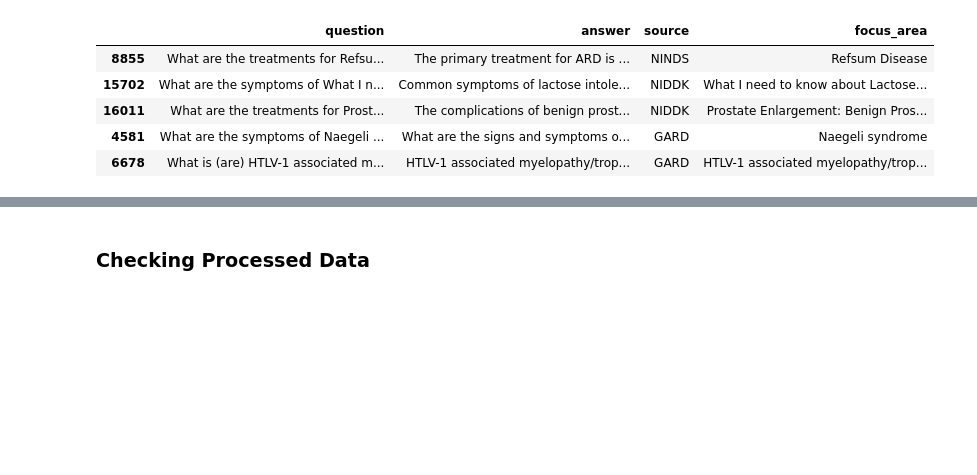
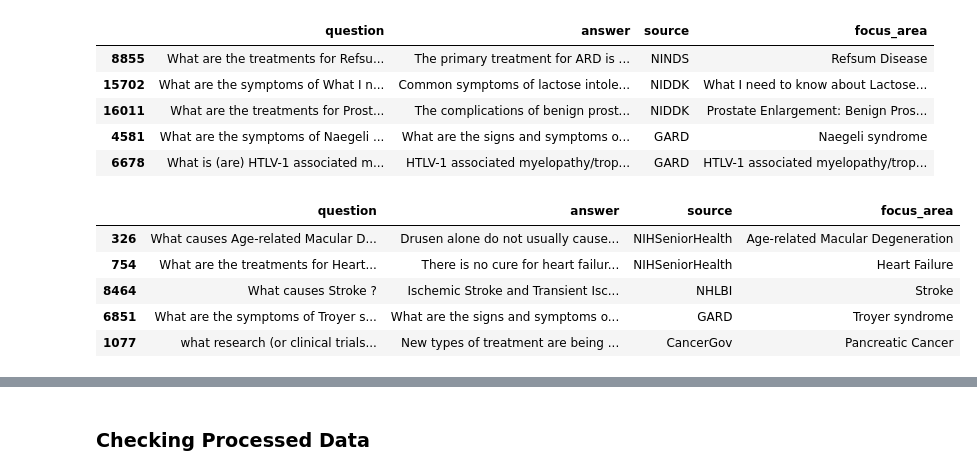
Before and after one commit to yjiahao/MediLiteQA, a Jupyter notebook: src/data_processing.ipynb, the cells around one changed output, grey strips where cells are left out. Cells and saved outputs as stored; diff of their text form; code cells hidden in the pictures; blank space fills up the shorter version.

```diff
--- a/src/data_processing.ipynb
+++ b/src/data_processing.ipynb
@@ -116,6 +134,15 @@ medquad_df_train.head(5)
 | 16011 | What are the treatments for Prost... | The complications of benign prost... | NIDDK | Prostate Enlargement: Benign Pros... |
 | 4581 | What are the symptoms of Naegeli ... | What are the signs and symptoms o... | GARD | Naegeli syndrome |
 | 6678 | What is (are) HTLV-1 associated m... | HTLV-1 associated myelopathy/trop... | GARD | HTLV-1 associated myelopathy/trop... |
+# %%
+medquad_df_val.head(5)
+# %% [output]
+|  | question | answer | source | focus_area |
+| 326 | What causes Age-related Macular D... | Drusen alone do not usually cause... | NIHSeniorHealth | Age-related Macular Degeneration |
+| 754 | What are the treatments for Heart... | There is no cure for heart failur... | NIHSeniorHealth | Heart Failure |
+| 8464 | What causes Stroke ? | Ischemic Stroke and Transient Isc... | NHLBI | Stroke |
+| 6851 | What are the symptoms of Troyer s... | What are the signs and symptoms o... | GARD | Troyer syndrome |
+| 1077 | what research (or clinical trials... | New types of treatment are being ... | CancerGov | Pancreatic Cancer |
 # %%
 medquad_df_test.head(5)
 # %% [output]
```
Also changed, not shown: parts of 11 cells of this notebook.
